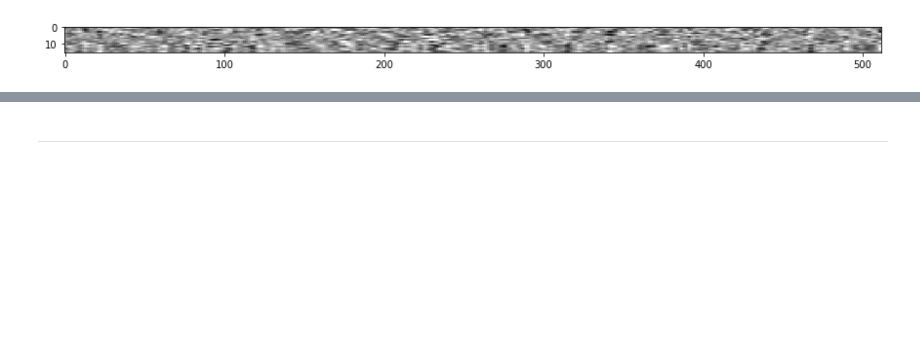
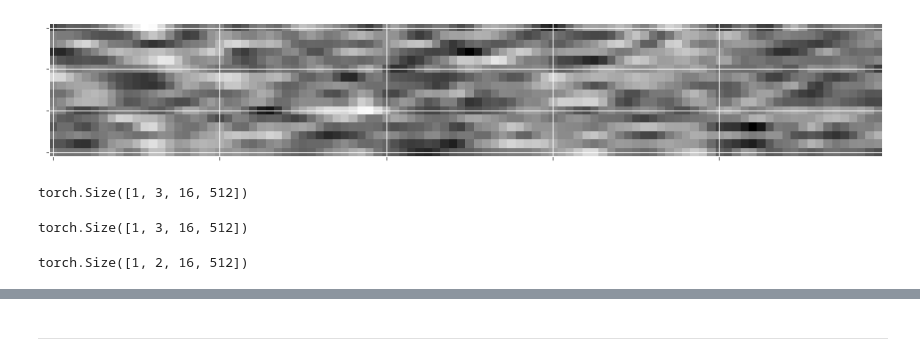
Before and after one commit to patrick-oliveira/ICDeepLearning, a Jupyter notebook: Codigos/Análise de BCI/AutoencoderFeatureExtraction.ipynb, the cells around one changed output, grey strips where cells are left out. Drawn from its saved outputs; the diff is of its cells as text; code cells hidden in the pictures; blank space fills up the shorter version.

Commit message:
Autoencoder + Pure Retraining

```diff
--- a/Codigos/Análise de BCI/AutoencoderFeatureExtraction.ipynb
+++ b/Codigos/Análise de BCI/AutoencoderFeatureExtraction.ipynb
@@ -33,19 +37,18 @@ def read_data(dataframe):
     return torch.tensor(pd.read_csv(dataframe['path'], sep = ' ', header = None, dtype = float).values)
 
 def dataVisualization(X):
-    X = X.squeeze().T
-
     fig = plt.figure(figsize = (15, 15))
+    fig.tight_layout()
     ax = fig.add_subplot()
+    ax.xaxis.set_major_formatter(plt.NullFormatter())
+    ax.yaxis.set_major_formatter(plt.NullFormatter())
     ax.imshow(X, cmap = 'gray')
 # %%
 dataType = '512'
 data = pd.read_csv('SSVEPDataset_'+dataType+'.csv')
-dataset = SSVEPDataset(data)
+dataset = SSVEPDataset(data, int(dataType))
 
 batchSize = 64
 dataloaders, datasetsSizes = SSVEPDataloaders(dataset, batchSize)
-# example = next(iter(dataloaders['train']))['series']
 
 device = torch.device("cuda:0" if (torch.cuda.is_available()) else "cpu")
-# device = 'cpu'
@@ -56,7 +54,0 @@ Autoencoder, stats, bestLoss = train(Autoencoder, dataloaders, criterion, optimi
-# %%
-exemplo = iter(dataloaders['train']).next()['series']
-stage = iter(dataloaders['train']).next()['class']
-dataVisualization(exemplo[0])
-dataVisualization(Autoencoder(exemplo.to(device))[0].cpu().detach().numpy())
-# %% [output]
-[figure, removed]
@@ -68,0 +55,5 @@ model, stats, bestLoss = train(model, dataloaders, criterion, optimizer, schedul
+# %%
+exemplo = next(iter(dataloaders['train']))[0][0][0]
+dataVisualization(exemplo[:, :100])
+# %% [output]
+[figure, added]
@@ -68,0 +67,8 @@ model, stats, bestLoss = train(model, dataloaders, criterion, optimizer, schedul
+# %%
+unpool(*pool(conv(exemplo))).shape
+# %% [output]
+torch.Size([1, 3, 16, 512])
+# %%
+conv(exemplo).shape
+# %% [output]
+torch.Size([1, 3, 16, 512])
@@ -68,0 +77,4 @@ model, stats, bestLoss = train(model, dataloaders, criterion, optimizer, schedul
+# %%
+dense(exemplo).shape
+# %% [output]
+torch.Size([1, 2, 16, 512])
```
Also changed, not shown: parts of 16 cells of this notebook, 10 other files.
